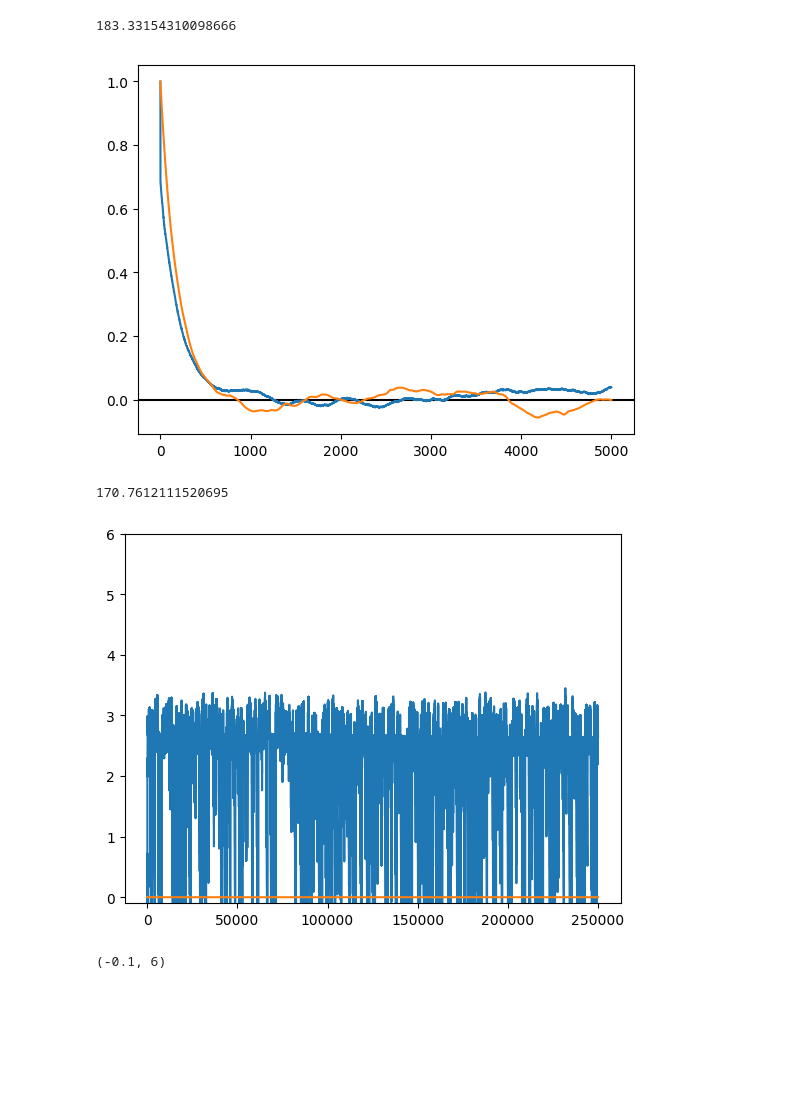
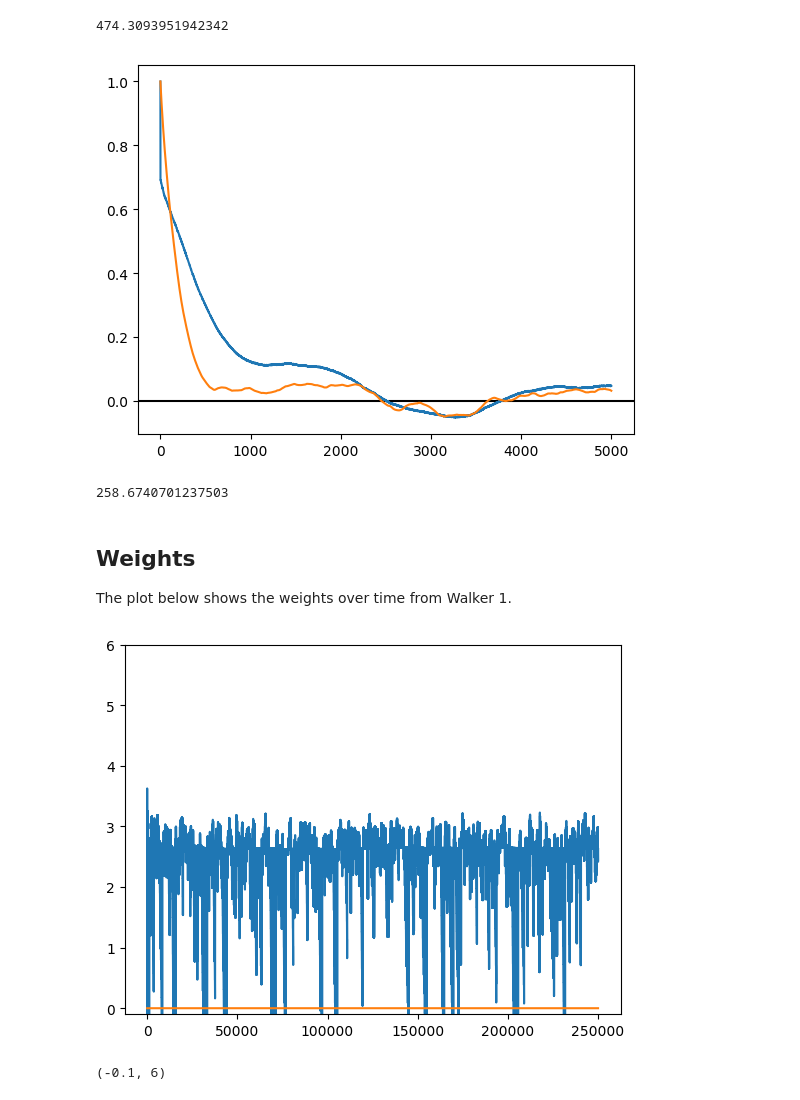
Before and after one commit to maccallumlab/reservoir, a Jupyter notebook: testing.ipynb, the cells around one changed output. Drawn from its saved outputs; the diff is of its cells as text; code cells hidden in the pictures; blank space fills up the shorter version.

```diff
--- a/testing.ipynb
+++ b/testing.ipynb
@@ -4,8 +9,7 @@ include("./reservoir.jl");
 # %%
-# define our energy function
 energy = zeros(100)
 energy[1] = -10
-energy[50] = -10
+energy[100] = -10
 xmean = sum((1:100) .* exp.(-energy)) / sum(exp.(-energy))
 plot(energy);
 # %% [output]
@@ -13,5 +19,3 @@ plot(energy);
 # %%
-@time begin
-    wf = runwaterfall([Walker(scale * energy, 1) for scale in [1.0, 0.01, 0.0]], 250000, 10, 100, 50, 200, 4.0e99, false)
-end
+wf = runwaterfall([Walker(scale * energy, 1) for scale in [1.0, 0.01, 0.0]], 250000, 10, 200, 100, 300, 4.0e99, false)
 # %% [output]
@@ -45,22 +61,26 @@ axhline(xmean, color="black");
 # %%
 plt[:axhline](0, color="black")
 for i in xx
-    #acf = StatsBase.autocor(wf.history[i, :] - xmean, 0:5000, demean=false)
-    acf = StatsBase.autocor(wf.weighthistory[i, :] .* wf.history[i, :], 0:5000, demean=true)
+    acf = StatsBase.autocor(wf.history[i, :] - xmean, 0:5000, demean=false)
+    #acf = StatsBase.autocor(wf.weighthistory[i, :] .* wf.history[i, :], 0:5000, demean=true)
     plot(acf)
     println(sum(acf))
 end
 # %% [output]
-183.33154310098666
+474.3093951942342
-[figure, old version]
+[figure, new version]
-170.7612111520695
+258.6740701237503
+# %% [markdown]
+## Weights
+
+The plot below shows the weights over time from Walker 1.
 # %%
 for i in xx
     plot(log10.(wf.weighthistory[i, :]));
 end
 plt[:ylim](-0.1, 6)
 # %% [output]
-[figure, old version]
+[figure, new version]
 (-0.1, 6)
 # %%
 for i in xx
```
Also changed, not shown: parts of 21 cells of this notebook.
